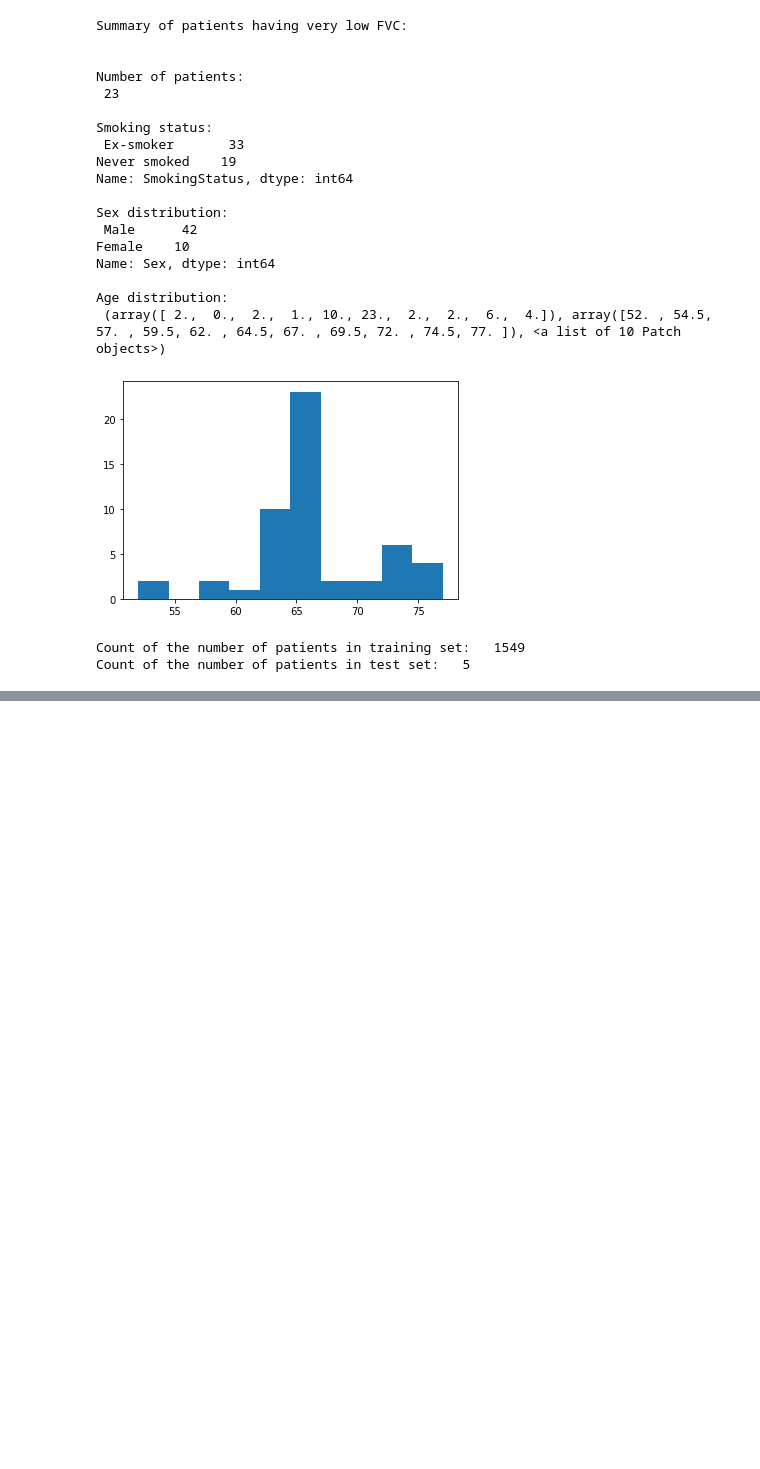
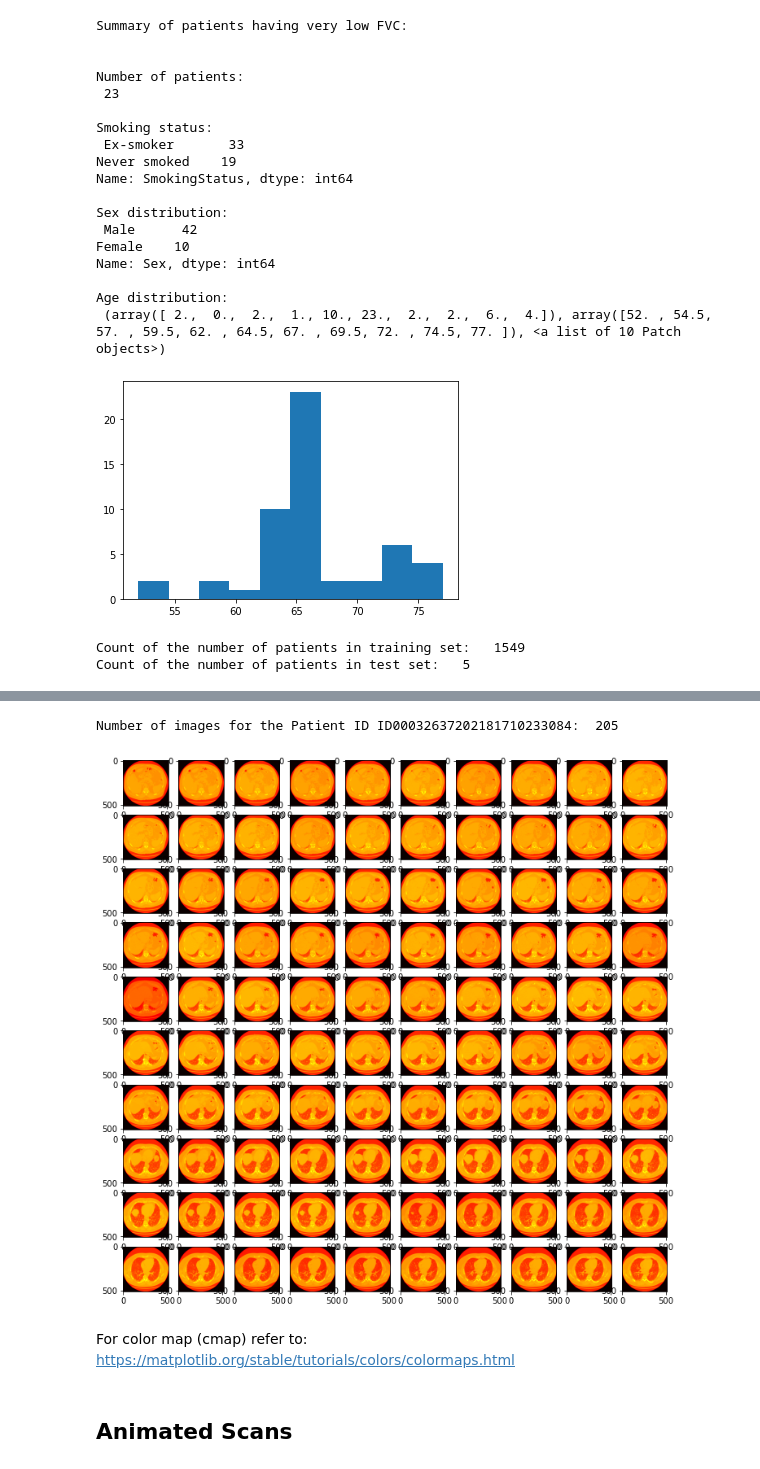
Before and after one commit to PrakritiAilavadi/Kaggle, a Jupyter notebook: osic-pulmonary-fibrosis-progression.ipynb, the cells around one changed output, grey strips where cells are left out. Drawn from its saved outputs; the diff is of its cells as text; code cells hidden in the pictures; blank space fills up the shorter version.

```diff
--- a/osic-pulmonary-fibrosis-progression.ipynb
+++ b/osic-pulmonary-fibrosis-progression.ipynb
@@ -213,0 +287,26 @@ plt.imshow(ds.pixel_array, cmap=plt.cm.bone)
+# %%
+# Fixed order of images from 1 to 100
+
+patient_directory_path = "../input/osic-pulmonary-fibrosis-progression/train/ID00032637202181710233084"
+print("Number of images for the Patient ID ID00032637202181710233084: ", len(os.listdir(patient_directory_path)))
+
+fig = plt.figure(figsize= (12,12))
+columns = 0
+rows = 10
+
+image_list = os.listdir(patient_directory_path)
+
+for i in range(1, columns*rows+1):
+    image_filename = patient_directory_path + "/" + str(i) +".dcm"
+    ds = pydicom.dcmread(image_filename)
+    fig.add_subplot(rows, columns, i)
+    plt.imshow(ds.pixel_array, cmap = "hot")
+
+plt.show()
+# %% [output]
+Number of images for the Patient ID ID00032637202181710233084:  205
+[figure, added]
+# %% [markdown]
+For color map (cmap) refer to: https://matplotlib.org/stable/tutorials/colors/colormaps.html
+# %% [markdown]
+## Animated Scans
```
Also changed, not shown: parts of 12 cells of this notebook.
